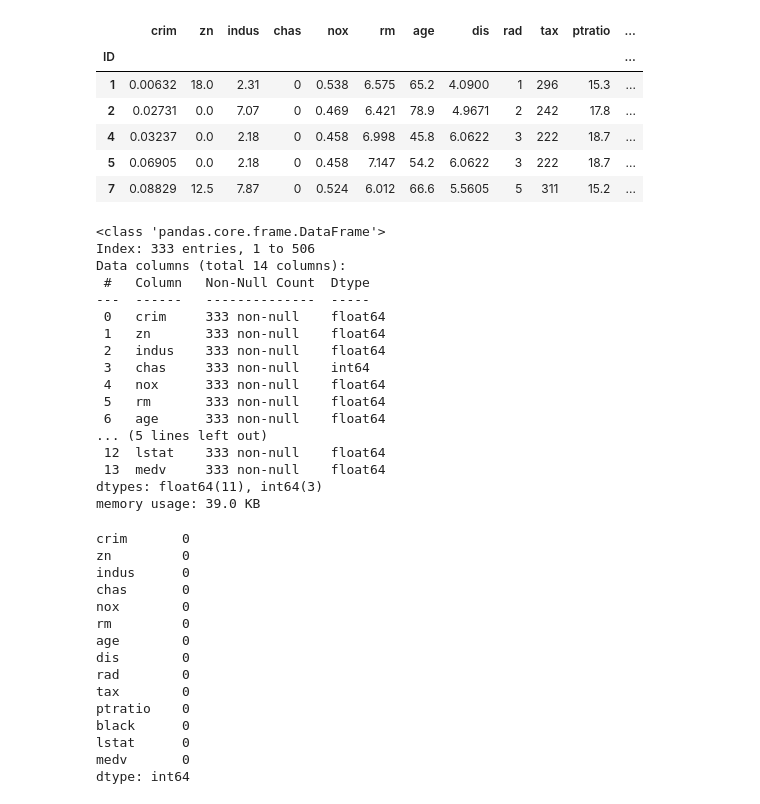
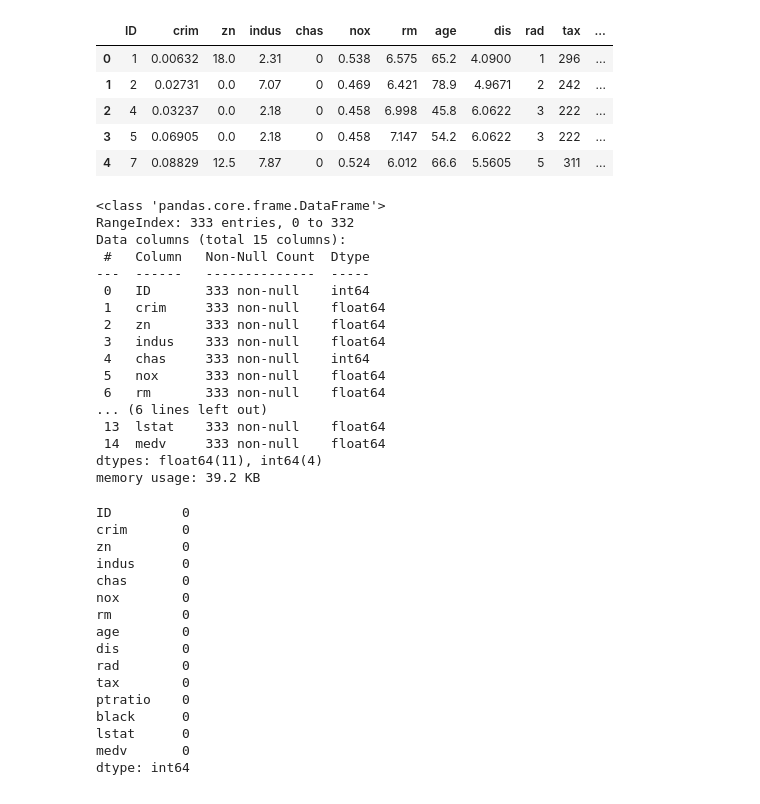
Before and after one commit to Er-Nikhil-code/Boston_Price, a Jupyter notebook: Boston_LR.ipynb, the cells around one changed output. Cells and saved outputs as stored; diff of their text form; code cells hidden in the pictures.

```diff
--- a/Boston_LR.ipynb
+++ b/Boston_LR.ipynb
@@ -8,42 +9,42 @@ from sklearn.linear_model import LinearRegression
 # %%
 # Creating object for training set DataFrame
-Train_DF = pd.read_csv('train.csv',index_col=[0])
+Train_DF = pd.read_csv('train.csv')
 
 # Displaying first 5 rows of the DataFrame
 Train_DF.head()
 # %% [output]
-|  | crim | zn | indus | chas | nox | rm | age | dis | rad | tax | ptratio | ... |
-| ID |  |  |  |  |  |  |  |  |  |  |  | ... |
-| 1 | 0.00632 | 18.0 | 2.31 | 0 | 0.538 | 6.575 | 65.2 | 4.0900 | 1 | 296 | 15.3 | ... |
-| 2 | 0.02731 | 0.0 | 7.07 | 0 | 0.469 | 6.421 | 78.9 | 4.9671 | 2 | 242 | 17.8 | ... |
-| 4 | 0.03237 | 0.0 | 2.18 | 0 | 0.458 | 6.998 | 45.8 | 6.0622 | 3 | 222 | 18.7 | ... |
-| 5 | 0.06905 | 0.0 | 2.18 | 0 | 0.458 | 7.147 | 54.2 | 6.0622 | 3 | 222 | 18.7 | ... |
-| 7 | 0.08829 | 12.5 | 7.87 | 0 | 0.524 | 6.012 | 66.6 | 5.5605 | 5 | 311 | 15.2 | ... |
+|  | ID | crim | zn | indus | chas | nox | rm | age | dis | rad | tax | ... |
+| 0 | 1 | 0.00632 | 18.0 | 2.31 | 0 | 0.538 | 6.575 | 65.2 | 4.0900 | 1 | 296 | ... |
+| 1 | 2 | 0.02731 | 0.0 | 7.07 | 0 | 0.469 | 6.421 | 78.9 | 4.9671 | 2 | 242 | ... |
+| 2 | 4 | 0.03237 | 0.0 | 2.18 | 0 | 0.458 | 6.998 | 45.8 | 6.0622 | 3 | 222 | ... |
+| 3 | 5 | 0.06905 | 0.0 | 2.18 | 0 | 0.458 | 7.147 | 54.2 | 6.0622 | 3 | 222 | ... |
+| 4 | 7 | 0.08829 | 12.5 | 7.87 | 0 | 0.524 | 6.012 | 66.6 | 5.5605 | 5 | 311 | ... |
 # %%
 # Getting information regarding the types of data
 Train_DF.info()
 # %% [output]
 <class 'pandas.core.frame.DataFrame'>
-Index: 333 entries, 1 to 506
-Data columns (total 14 columns):
+RangeIndex: 333 entries, 0 to 332
+Data columns (total 15 columns):
  #   Column   Non-Null Count  Dtype
 ---  ------   --------------  -----
- 0   crim     333 non-null    float64
- 1   zn       333 non-null    float64
- 2   indus    333 non-null    float64
- 3   chas     333 non-null    int64
- 4   nox      333 non-null    float64
- 5   rm       333 non-null    float64
- 6   age      333 non-null    float64
-... (5 lines left out)
- 12  lstat    333 non-null    float64
- 13  medv     333 non-null    float64
-dtypes: float64(11), int64(3)
-memory usage: 39.0 KB
+ 0   ID       333 non-null    int64
+ 1   crim     333 non-null    float64
+ 2   zn       333 non-null    float64
+ 3   indus    333 non-null    float64
+ 4   chas     333 non-null    int64
+ 5   nox      333 non-null    float64
+ 6   rm       333 non-null    float64
+... (6 lines left out)
+ 13  lstat    333 non-null    float64
+ 14  medv     333 non-null    float64
+dtypes: float64(11), int64(4)
+memory usage: 39.2 KB
 # %%
 # Checking if there is any empty row in particular or not
 Train_DF.isna().sum()
 # %% [output]
+ID         0
 crim       0
 zn         0
 indus      0
```
Also changed, not shown: parts of 20 cells of this notebook.
